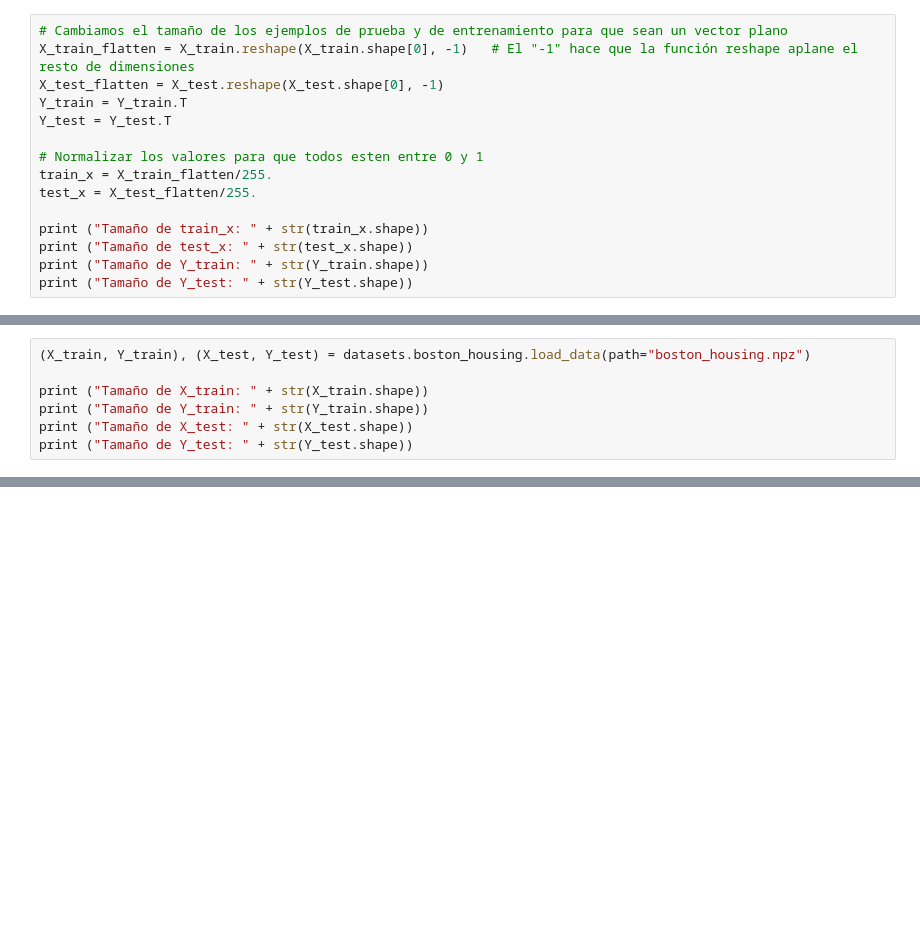
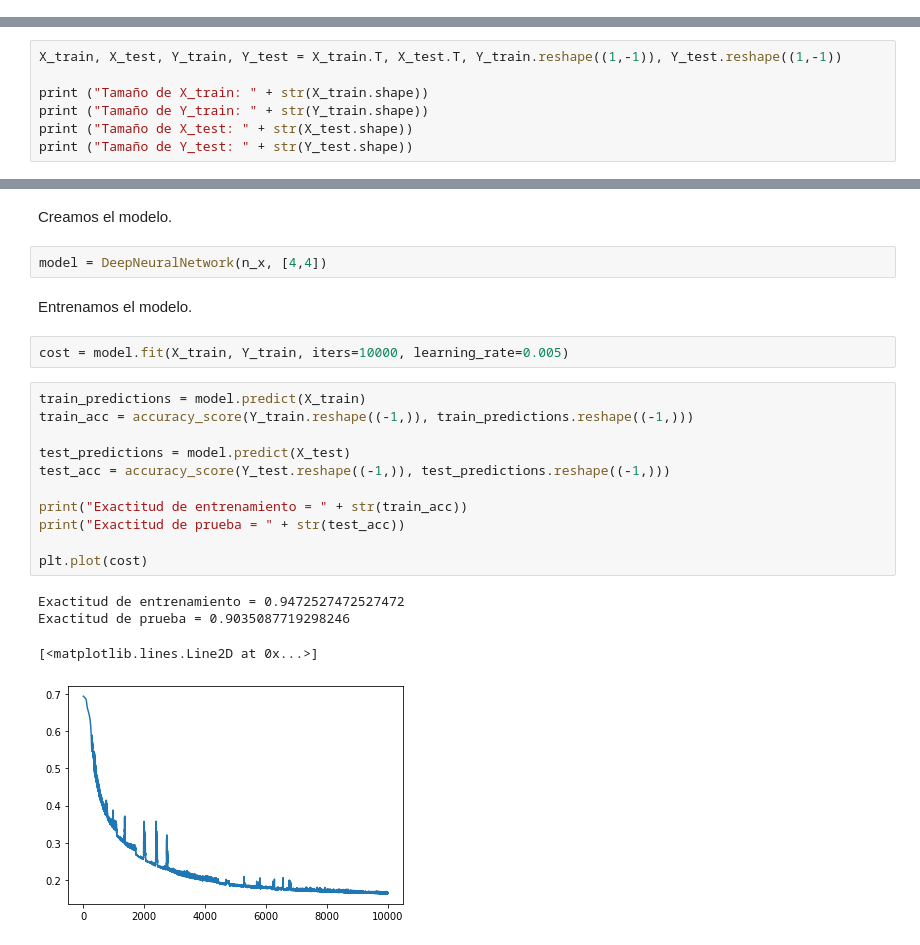
Before and after one commit to alejotoro-o/Curso-Fundamentos-de-Deep-Learning, a Jupyter notebook: lab3_deep_neural_networks.ipynb, the cells around one changed output, grey strips where cells are left out. Drawn from its saved outputs; the diff is of its cells as text; blank space fills up the shorter version.

```diff
--- a/lab3_deep_neural_networks.ipynb
+++ b/lab3_deep_neural_networks.ipynb
@@ -89,15 +64,0 @@ Para esto se realizan los siguientes pasos en este caso particular:
-# %%
-# Cambiamos el tamaño de los ejemplos de prueba y de entrenamiento para que sean un vector plano
-X_train_flatten = X_train.reshape(X_train.shape[0], -1)   # El "-1" hace que la función reshape aplane el resto de dimensiones
-X_test_flatten = X_test.reshape(X_test.shape[0], -1)
-Y_train = Y_train.T
-Y_test = Y_test.T
-
-# Normalizar los valores para que todos esten entre 0 y 1
-train_x = X_train_flatten/255.
-test_x = X_test_flatten/255.
-
-print ("Tamaño de train_x: " + str(train_x.shape))
-print ("Tamaño de test_x: " + str(test_x.shape))
-print ("Tamaño de Y_train: " + str(Y_train.shape))
-print ("Tamaño de Y_test: " + str(Y_test.shape))
@@ -178,5 +67,5 @@ Implementar una red neuronal profunda para realizar regresión sobre el [dataset
 # %%
-(X_train, Y_train), (X_test, Y_test) = datasets.boston_housing.load_data(path="boston_housing.npz")
+X_train, X_test, Y_train, Y_test = X_train.T, X_test.T, Y_train.reshape((1,-1)), Y_test.reshape((1,-1))
 
 print ("Tamaño de X_train: " + str(X_train.shape))
 print ("Tamaño de Y_train: " + str(Y_train.shape))
@@ -187,0 +218,24 @@ Downloading data from https://storage.googleapis.com/tensorflow/tf-keras-dataset
+# %% [markdown]
+Creamos el modelo.
+# %%
+model = DeepNeuralNetwork(n_x, [4,4])
+# %% [markdown]
+Entrenamos el modelo.
+# %%
+cost = model.fit(X_train, Y_train, iters=10000, learning_rate=0.005)
+# %%
+train_predictions = model.predict(X_train)
+train_acc = accuracy_score(Y_train.reshape((-1,)), train_predictions.reshape((-1,)))
+
+test_predictions = model.predict(X_test)
+test_acc = accuracy_score(Y_test.reshape((-1,)), test_predictions.reshape((-1,)))
+
+print("Exactitud de entrenamiento = " + str(train_acc))
+print("Exactitud de prueba = " + str(test_acc))
+
+plt.plot(cost)
+# %% [output]
+Exactitud de entrenamiento = 0.9472527472527472
+Exactitud de prueba = 0.9035087719298246
+[<matplotlib.lines.Line2D at 0x...>]
+[figure, added]
```
Also changed, not shown: parts of 27 cells of this notebook, 3 other files.
